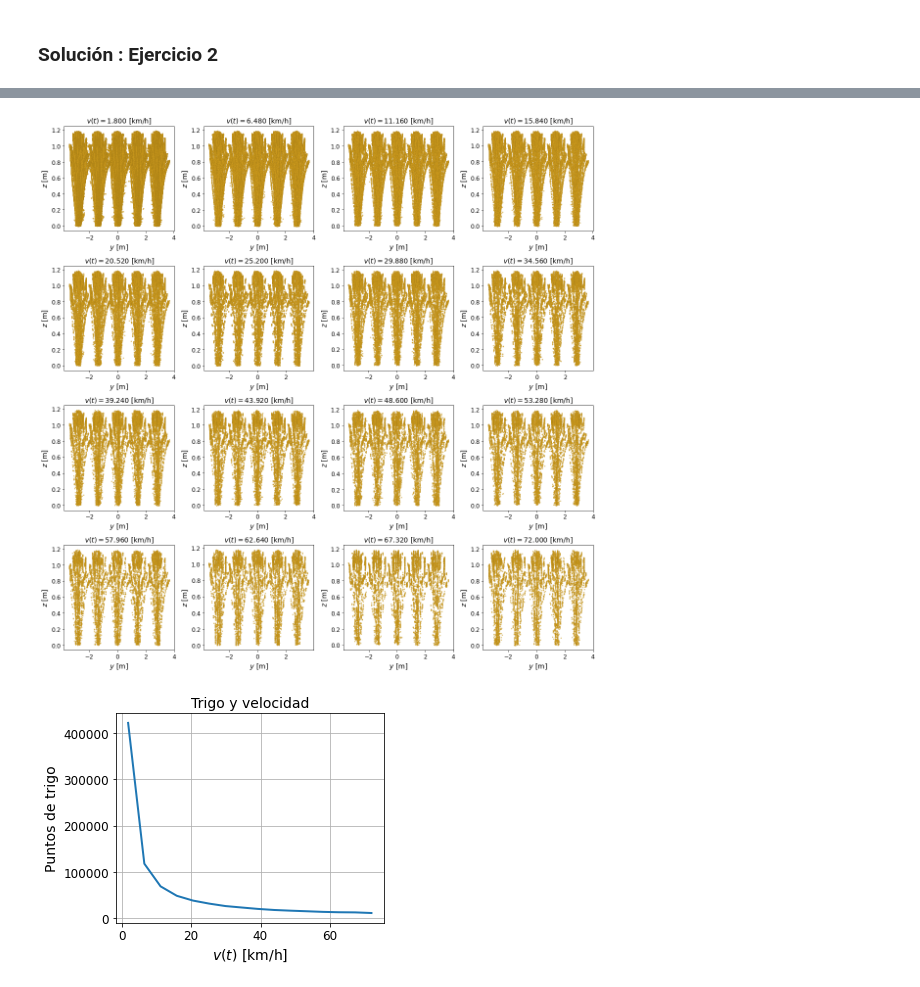
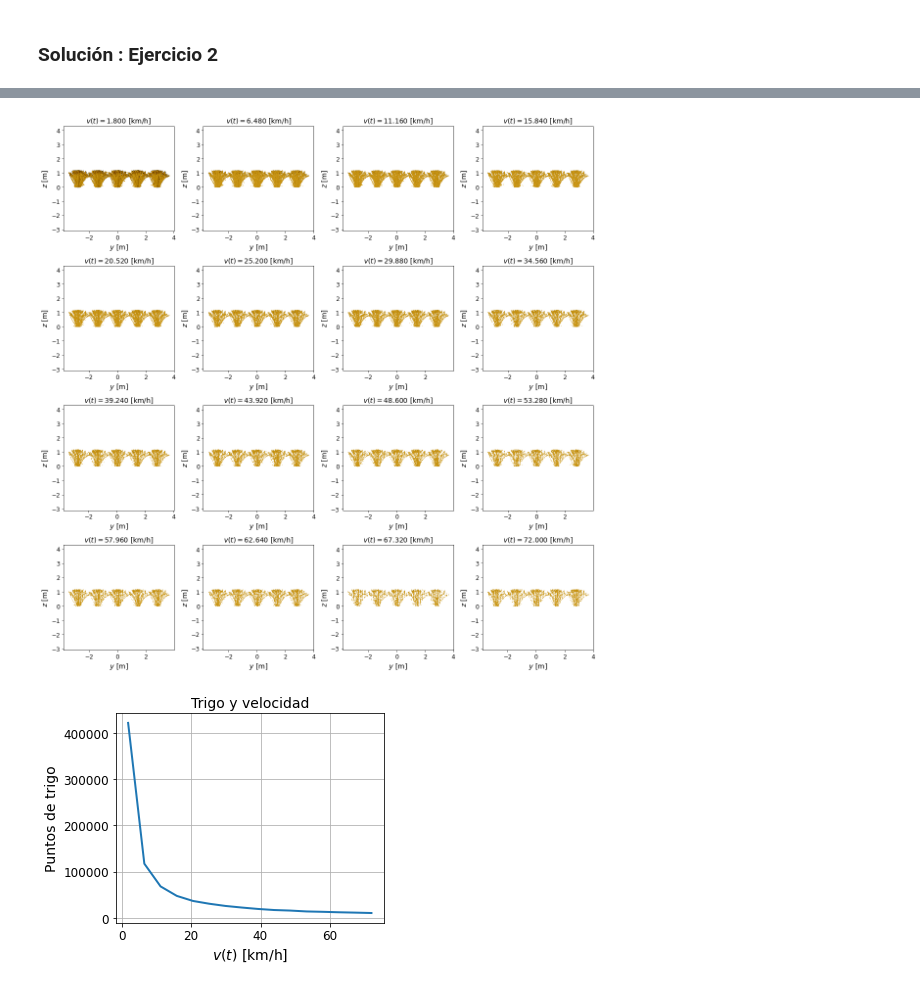
Before and after one commit to catallactical/vlsdl_workshop2024, a Jupyter notebook: pyhelios/comparativas.ipynb, the cells around one changed output, grey strips where cells are left out. Drawn from its saved outputs; the diff is of its cells as text; code cells hidden in the pictures.

```diff
--- a/pyhelios/comparativas.ipynb
+++ b/pyhelios/comparativas.ipynb
@@ -343,0 +306,34 @@ plt.show()
+# %%
+# Preparar contexto de graficación
+fig = plt.figure(figsize=(6, 4))
+
+# Graficar área y densidad de superficie como función de z
+z, area, surf_dens = [], [], []
+for i in range(len(out)):
+    Pi = P[i]
+    a, b = np.min(Pi[:, :2], axis=0), np.max(Pi[:, :2], axis=0)
+    D = b-a
+    area.append(D[0]*D[1])
+    surf_dens.append(Pi.shape[0]/area[-1])
+    z.append(sim[i].sim.getLeg(0).getPlatformSettings().z)
+ax = fig.add_subplot(1, 1, 1)
+plot_area = ax.plot(z, area, lw=2, color='tab:blue', label='Área')
+ax.set_title('Área, densidad y altura', fontsize=14)
+ax.set_xlabel(r'$z$ [$\mathrm{m}$]', fontsize=14)
+ax.set_ylabel(r'Área [$\mathrm{m}^2$]', fontsize=14)
+ax.grid('both')
+ax.set_axisbelow(True)
+ax.tick_params(axis='both', which='both', labelsize=12)
+ax2 = ax.twinx()
+plot_dens = ax2.plot(z, surf_dens, lw=2, color='tab:red', label='Densidad')
+ax2.set_ylabel(r'Densidad [$\mathrm{pts}/\mathrm{m}^2$]', fontsize=14)
+ax2.set_axisbelow(True)
+ax2.tick_params(axis='y', which='both', labelsize=12)
+ax.legend(loc='upper center', fontsize=12)
+plots = plot_area + plot_dens
+legends = [plot.get_label() for plot in plots]
+ax.legend(plots, legends, loc='upper center', fontsize=12)
+
+# Mostrar gráfico
+fig.tight_layout()
+plt.show()
@@ -400,25 +398,26 @@ Las 16 simulaciones se han ejecutado en 23.403 segundos.
 # %%
 # Preparar contexto de graficación
 fig = plt.figure(figsize=(16, 16))
 
 # Graficar trigales
 for i in range(len(out)):
     Pi = P[i]
     wheat_mask = Pi[:, 14] > 0
     Pi = Pi[wheat_mask]
     ax = fig.add_subplot(4, 4, 1+i)
-    ax.scatter(Pi[:, 1], Pi[:, 2], color='goldenrod', s=4, edgecolor='black', linewidths=0.05)
+    ax.scatter(Pi[:, 1], Pi[:, 2], color='goldenrod', s=1, edgecolor='black', linewidths=0.01)
     ax.set_xlabel('$y$ [m]', fontsize=14)
     ax.set_ylabel('$z$ [m]', fontsize=14)
     ax.tick_params(axis='both', which='both', labelsize=12)
     vi = sim[i].sim.getLeg(0).getPlatformSettings().movePerSec/1000*3600
     ax.set_title(f'$v(t) = {vi:.3f}$ [km/h]', fontsize=14)
+    ax.axis('equal')
 
 # Mostrar gráfico
 fig.tight_layout()
 plt.show()
 # %% [output]
-[figure, old version]
+[figure, new version]
 # %%
 # Preparar contexto de graficación
 fig = plt.figure(figsize=(5, 4))
```
Also changed, not shown: parts of 9 cells of this notebook, 2 other files.
